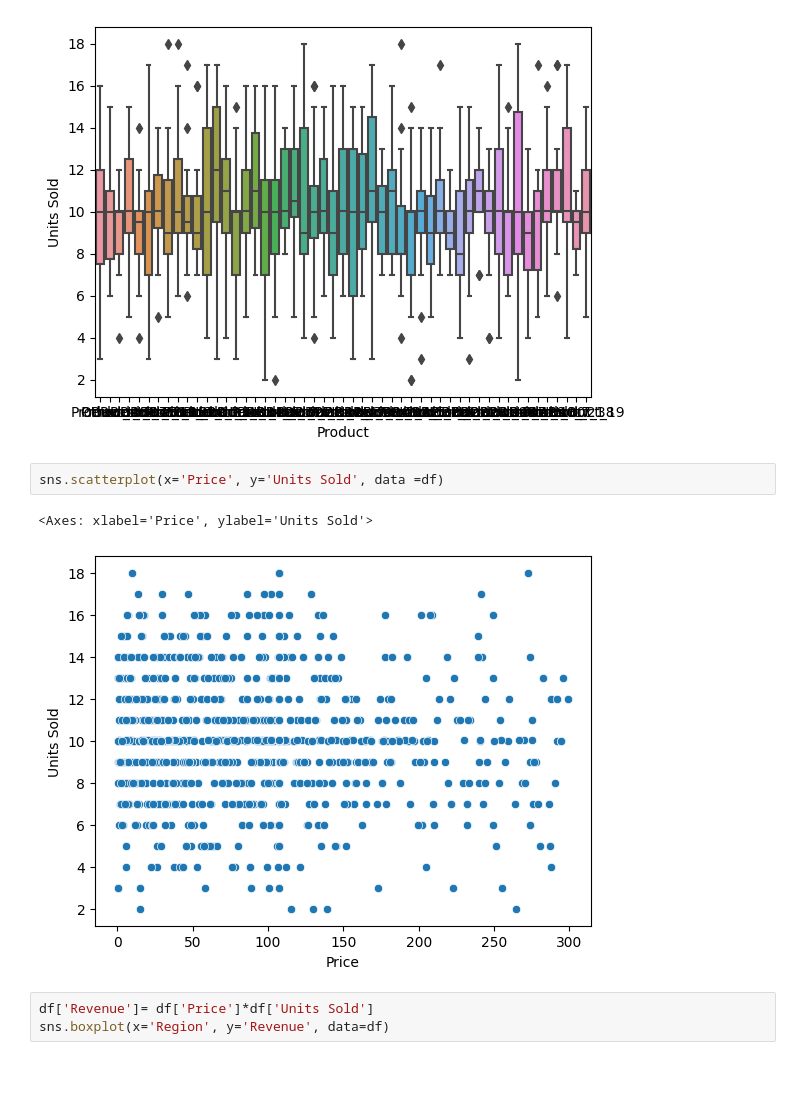
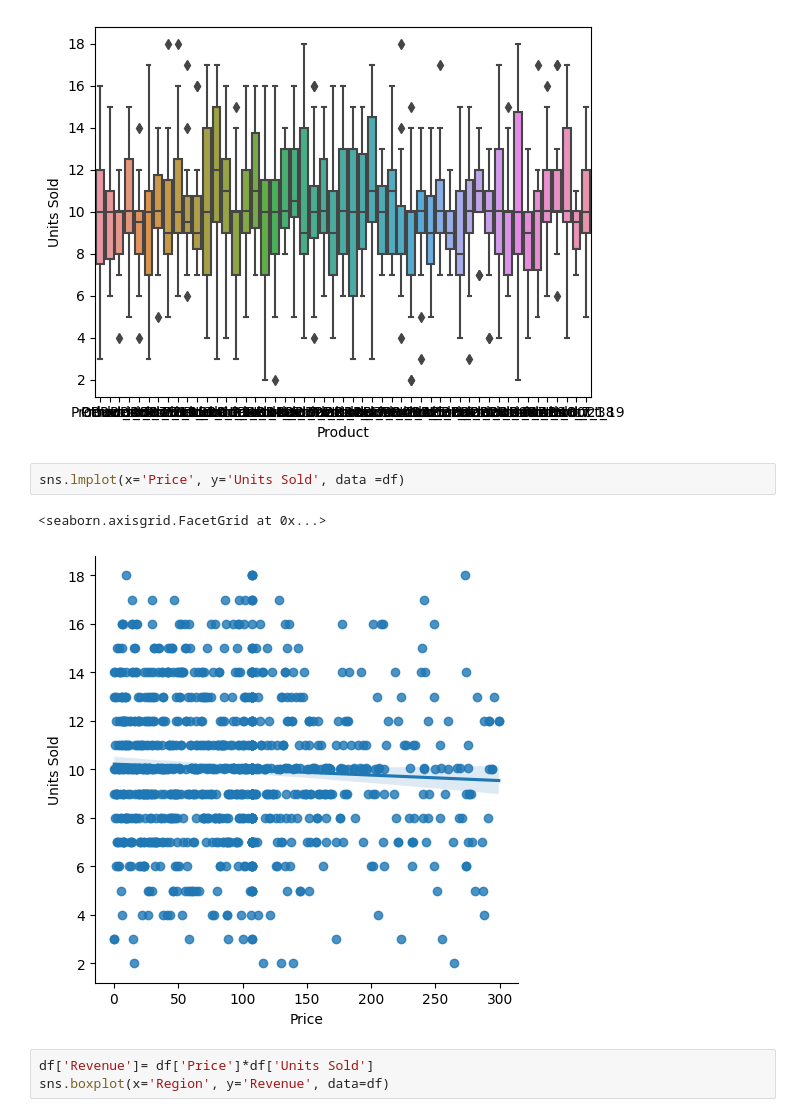
Before and after one commit to CodyDong/schulich_data_science, a Jupyter notebook: assignment1.ipynb, the cells around one changed output. Drawn from its saved outputs; the diff is of its cells as text; blank space fills up the shorter version.

```diff
--- a/assignment1.ipynb
+++ b/assignment1.ipynb
@@ -127,10 +127,10 @@ sns.boxplot(x='Product', y='Units Sold', data =df)
 <Axes: xlabel='Product', ylabel='Units Sold'>
 [figure]
 # %%
-sns.scatterplot(x='Price', y='Units Sold', data =df)
+sns.lmplot(x='Price', y='Units Sold', data =df)
 # %% [output]
-<Axes: xlabel='Price', ylabel='Units Sold'>
+<seaborn.axisgrid.FacetGrid at 0x...>
-[figure, old version]
+[figure, new version]
 # %%
 df['Revenue']= df['Price']*df['Units Sold']
 sns.boxplot(x='Region', y='Revenue', data=df)
```
